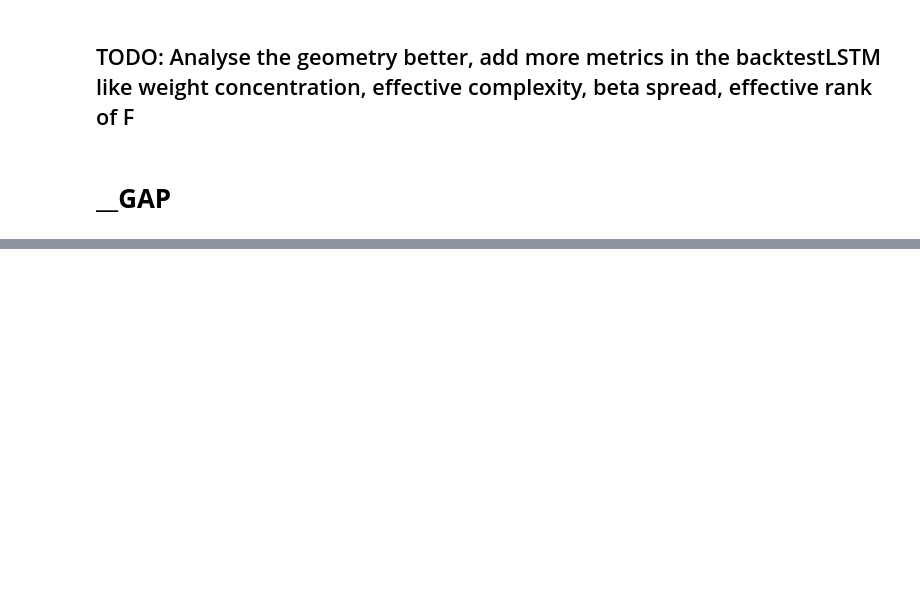
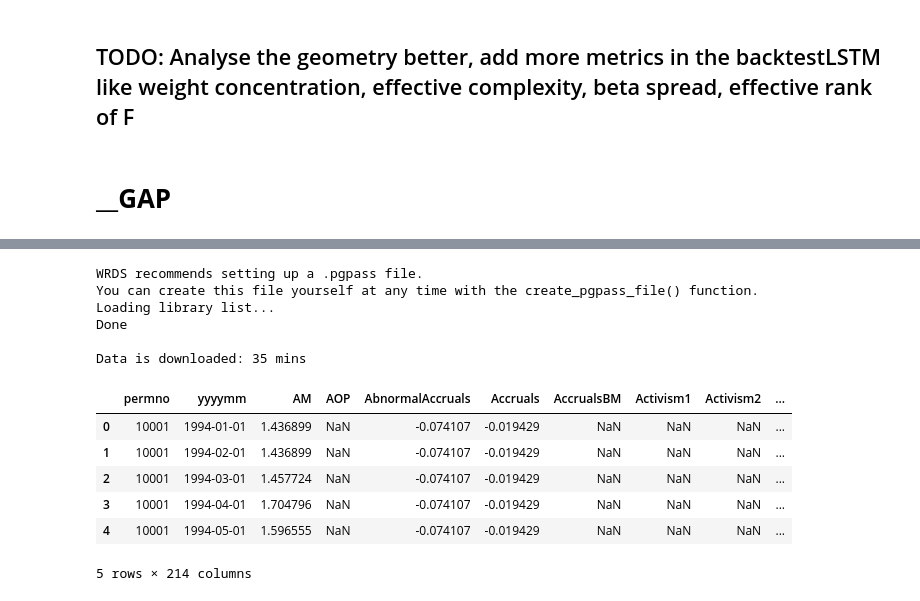
Before and after one commit to ItachiUchiha729/TheVirtueOfComplexity_PaperReplication_Experimentation, a Jupyter notebook: notebooks/experimentationLSTM.ipynb, the cells around one changed output, grey strips where cells are left out. Saved outputs shown, nothing was run; the diff lists cells and outputs as text; code cells hidden in the pictures; blank space fills up the shorter version.

```diff
--- a/notebooks/experimentationLSTM.ipynb
+++ b/notebooks/experimentationLSTM.ipynb
@@ -648,0 +713,9 @@ for d in [0.1, 0.25, 0.5]:
+# %%
+from pathlib import Path
+import sys
+ROOT_DIR = Path.cwd().parent
+for p in [ROOT_DIR, ROOT_DIR / "src"]:
+    if str(p) not in sys.path:
+        sys.path.insert(0, str(p))
+from data.get_wrds_data import IPCAWorkflow
+new_mod = IPCAWorkflow()
@@ -648,0 +740,9 @@ for d in [0.1, 0.25, 0.5]:
+# %%
+char_data = new_mod.download_openap_data(start_yyyymm="199401", end_yyyymm="202512")
+# %% [output]
+WRDS recommends setting up a .pgpass file.
+You can create this file yourself at any time with the create_pgpass_file() function.
+Loading library list...
+Done
+
+Data is downloaded: 35 mins
@@ -648,0 +752,10 @@ for d in [0.1, 0.25, 0.5]:
+# %%
+char_data.head()
+# %% [output]
+|  | permno | yyyymm | AM | AOP | AbnormalAccruals | Accruals | AccrualsBM | Activism1 | Activism2 | ... |
+| 0 | 10001 | 1994-01-01 | 1.436899 | NaN | -0.074107 | -0.019429 | NaN | NaN | NaN | ... |
+| 1 | 10001 | 1994-02-01 | 1.436899 | NaN | -0.074107 | -0.019429 | NaN | NaN | NaN | ... |
+| 2 | 10001 | 1994-03-01 | 1.457724 | NaN | -0.074107 | -0.019429 | NaN | NaN | NaN | ... |
+| 3 | 10001 | 1994-04-01 | 1.704796 | NaN | -0.074107 | -0.019429 | NaN | NaN | NaN | ... |
+| 4 | 10001 | 1994-05-01 | 1.596555 | NaN | -0.074107 | -0.019429 | NaN | NaN | NaN | ... |
+5 rows × 214 columns
```
Also changed, not shown: parts of 17 cells of this notebook, 5 other files.
